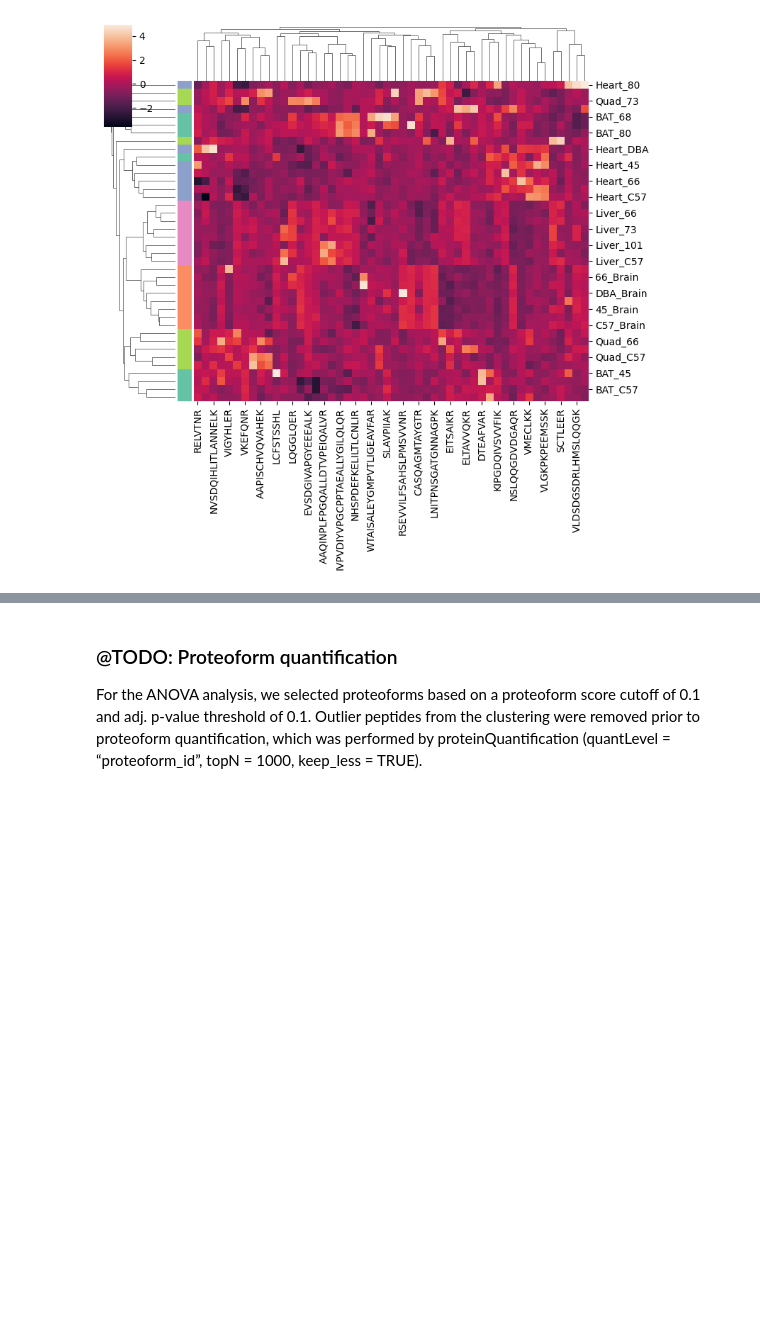
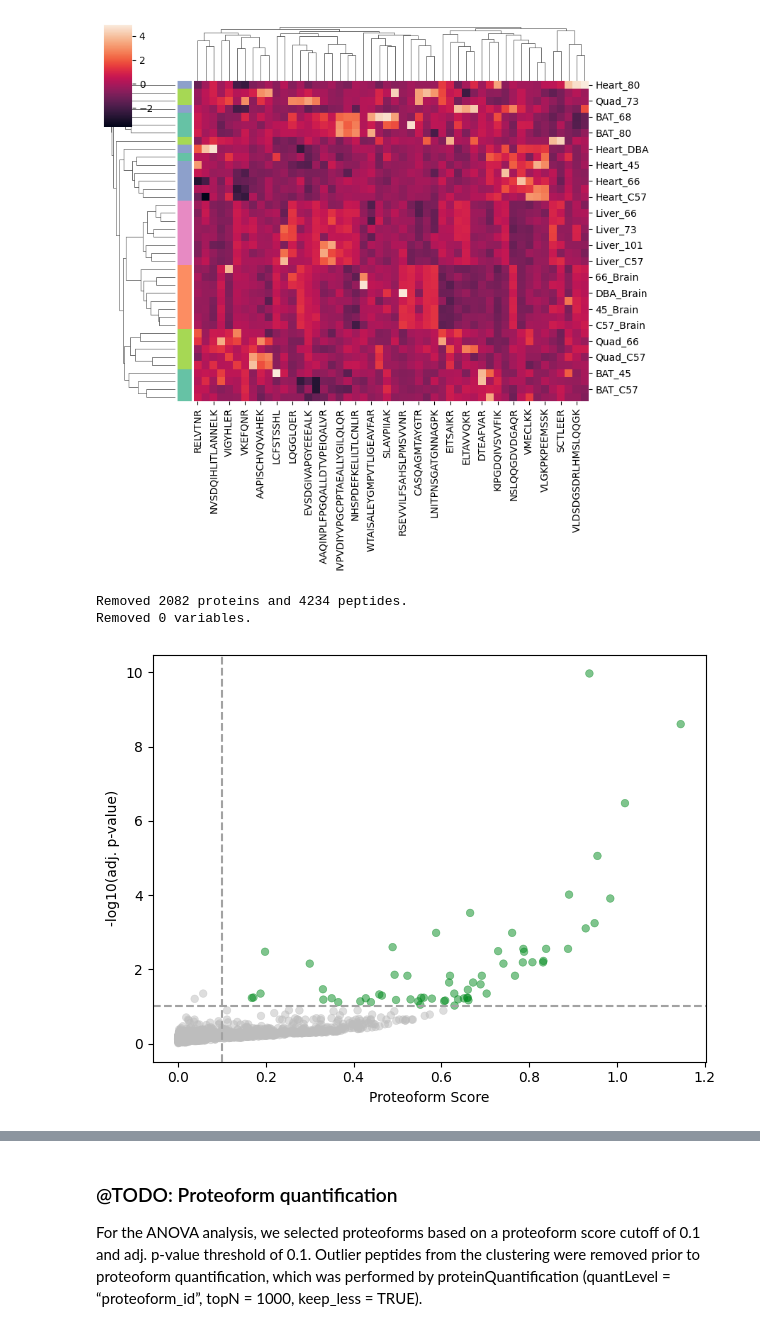
Before and after one commit to UKHD-NP/proteopy, a Jupyter notebook: docs/tutorials/workflow_proteoform-inference_bludau-2021.ipynb, the cells around one changed output, grey strips where cells are left out. Cells and saved outputs as stored; diff of their text form; code cells hidden in the pictures; blank space fills up the shorter version.

```diff
--- a/docs/tutorials/workflow_proteoform-inference_bludau-2021.ipynb
+++ b/docs/tutorials/workflow_proteoform-inference_bludau-2021.ipynb
@@ -302,6 +309,3 @@ sc.pl.clustermap(
 )
 # %% [output]
 [figure]
-# %%
-adata.layers["no_imputed"] = adata.X.copy()
-adata.layers["no_imputed"][adata.layers["bool_imputed"].astype(bool)] = np.nan
@@ -310,0 +312,4 @@ for f in adata_var.var_names[0:3]:
+# %%
+adata.layers['imputed'] = adata.X
+adata.X = adata.layers['raw']
+adata.X[np.isnan(adata.X)] = 0
@@ -311,4 +325,6 @@ for f in adata_var.var_names[0:3]:
 # %%
-adata = pr.pp.filter_genes_by_peptide_count(adata, min=5)
+pr.pp.filter_proteins_by_peptide_count(adata, min_count=5)
+pr.pp.remove_zero_variance_vars(adata)
+# %% [output]
+Removed 2082 proteins and 4234 peptides.
+Removed 0 variables.
-# %%
-pr.pp.remove_zero_variance_variables(adata, inplace=True)
@@ -339,3 +336,7 @@ pr.get.proteoforms_df(
+# %%
+pr.pl.proteoform_scores(adata, adj=True, pval_threshold=0.1, score_threshold=0.1, log_scores=True)
+# %% [output]
+[figure, added]
 # %%
 pr.pl.proteoform_intensities(
     adata,
```
Also changed, not shown: parts of 34 cells of this notebook, 2 other files.
